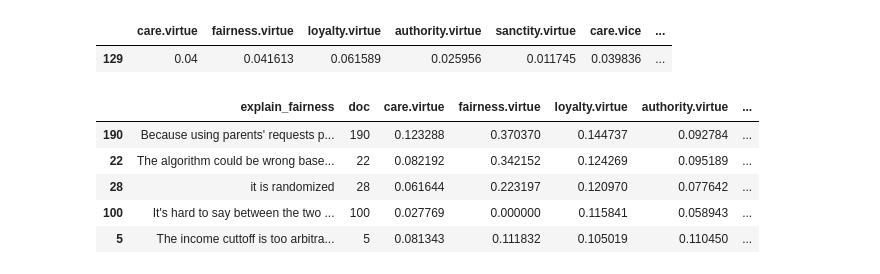
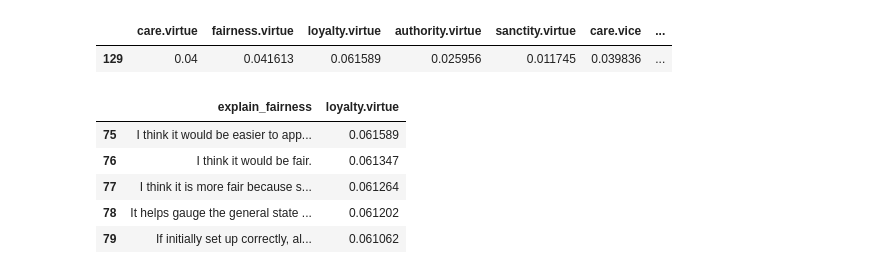
Before and after one commit to katherinechristie/optimizingschools_publicviews, a Jupyter notebook: code/01_analyzeresponsetext.ipynb, the cells around one changed output. Saved outputs shown, nothing was run; the diff lists cells and outputs as text; code cells hidden in the pictures.

```diff
--- a/code/01_analyzeresponsetext.ipynb
+++ b/code/01_analyzeresponsetext.ipynb
@@ -202,18 +202,25 @@ Name: explain_fairness, dtype: object
 # %%
 ## add index as row number to each
 answer_only = pd.DataFrame(frdata_schools.explain_fairness.copy())
 answer_only['doc'] = answer_only.index
 mfdt_res['doc'] = mfdt_res.index
 
 mfdt_wanswer = pd.merge(answer_only,
                        mfdt_res,
                        on = "doc",
                        how = "left")
-mfdt_wanswer.sort_values(by = 'loyalty.virtue', ascending = False)[0:5]
+
+## shows other answers that score similarly high in virtue
+## but that touch on very different moral concerns
+prox_answer = mfdt_wanswer.sort_values(by = 'loyalty.virtue', ascending = False).reset_index()
+
+prox_answer.loc[prox_answer.index.isin(range(prox_answer[prox_answer.doc == focal_text[0]].index[0],
+                                        prox_answer[prox_answer.doc == focal_text[0]].index[0]+5)),
+            ['explain_fairness', 'loyalty.virtue']]
 # %% [output]
-|  | explain_fairness | doc | care.virtue | fairness.virtue | loyalty.virtue | authority.virtue | ... |
-| 190 | Because using parents' requests p... | 190 | 0.123288 | 0.370370 | 0.144737 | 0.092784 | ... |
-| 22 | The algorithm could be wrong base... | 22 | 0.082192 | 0.342152 | 0.124269 | 0.095189 | ... |
-| 28 | it is randomized | 28 | 0.061644 | 0.223197 | 0.120970 | 0.077642 | ... |
-| 100 | It's hard to say between the two ... | 100 | 0.027769 | 0.000000 | 0.115841 | 0.058943 | ... |
-| 5 | The income cuttoff is too arbitra... | 5 | 0.081343 | 0.111832 | 0.105019 | 0.110450 | ... |
+|  | explain_fairness | loyalty.virtue |
+| 75 | I think it would be easier to app... | 0.061589 |
+| 76 | I think it would be fair. | 0.061347 |
+| 77 | I think it is more fair because s... | 0.061264 |
+| 78 | It helps gauge the general state ... | 0.061202 |
+| 79 | If initially set up correctly, al... | 0.061062 |
```
